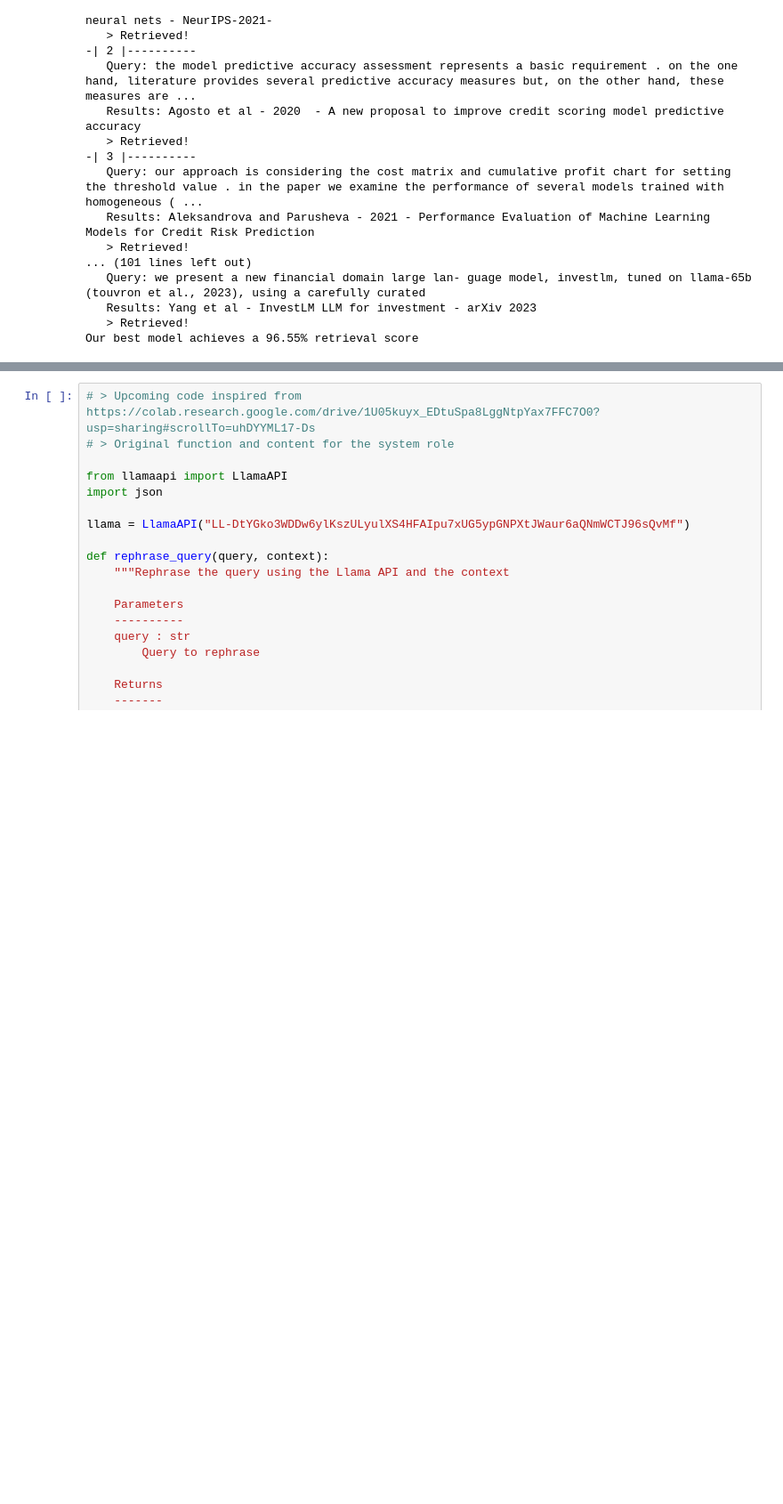
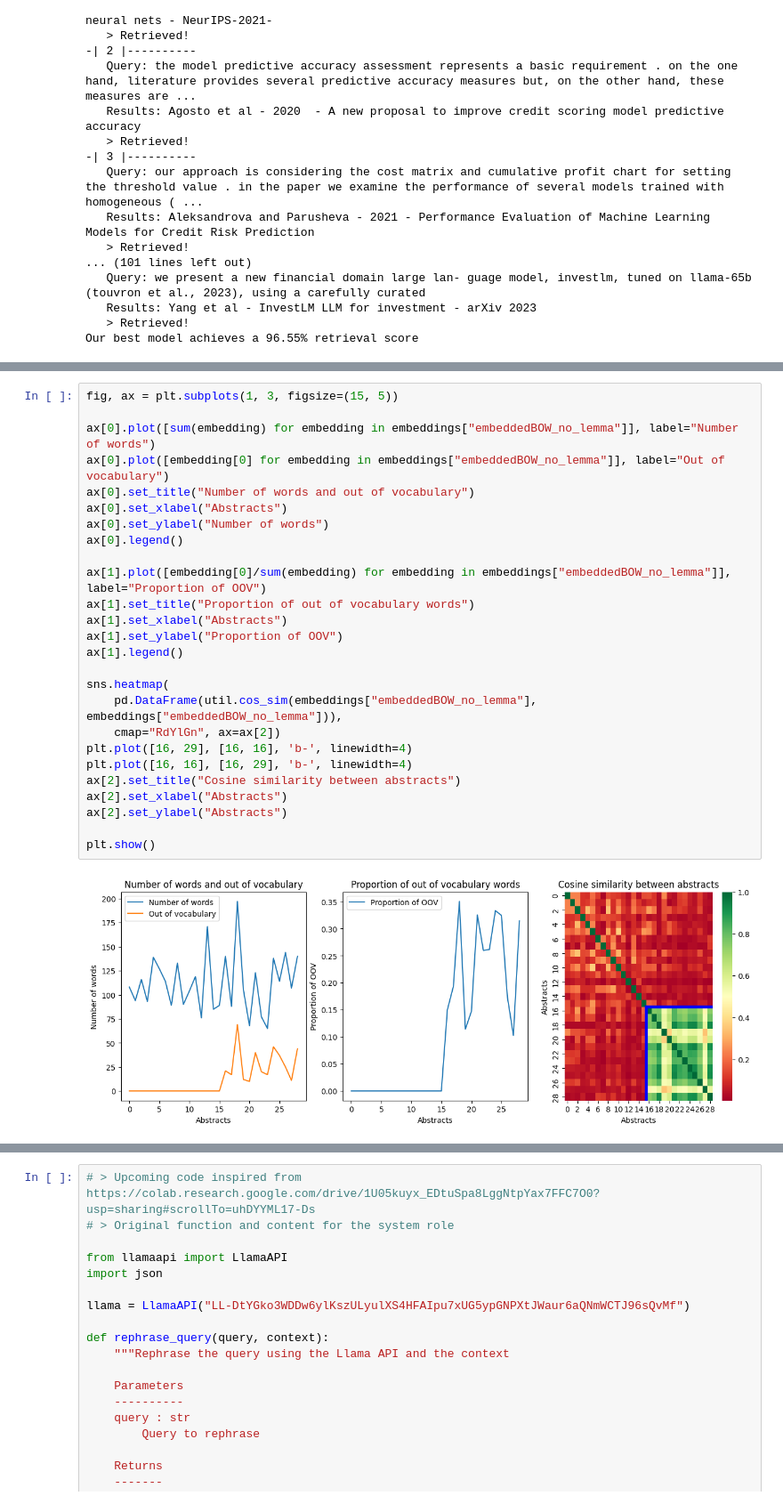
Before and after one commit to MathieuDemarets/vlerick-mai-nlp-2023, a Jupyter notebook: Final_Assignment/Articles.ipynb, the cells around one changed output, grey strips where cells are left out. Shown at 89% size. Cells and saved outputs as stored; diff of their text form; blank space fills up the shorter version.

```diff
--- a/Final_Assignment/Articles.ipynb
+++ b/Final_Assignment/Articles.ipynb
@@ -746,0 +788,28 @@ When we use the spacy tokenization (with or without lemmatization), we see that
+# %%
+fig, ax = plt.subplots(1, 3, figsize=(15, 5))
+
+ax[0].plot([sum(embedding) for embedding in embeddings["embeddedBOW_no_lemma"]], label="Number of words")
+ax[0].plot([embedding[0] for embedding in embeddings["embeddedBOW_no_lemma"]], label="Out of vocabulary")
+ax[0].set_title("Number of words and out of vocabulary")
+ax[0].set_xlabel("Abstracts")
+ax[0].set_ylabel("Number of words")
+ax[0].legend()
+
+ax[1].plot([embedding[0]/sum(embedding) for embedding in embeddings["embeddedBOW_no_lemma"]], label="Proportion of OOV")
+ax[1].set_title("Proportion of out of vocabulary words")
+ax[1].set_xlabel("Abstracts")
+ax[1].set_ylabel("Proportion of OOV")
+ax[1].legend()
+
+sns.heatmap(
+    pd.DataFrame(util.cos_sim(embeddings["embeddedBOW_no_lemma"], embeddings["embeddedBOW_no_lemma"])),
+    cmap="RdYlGn", ax=ax[2])
+plt.plot([16, 29], [16, 16], 'b-', linewidth=4)
+plt.plot([16, 16], [16, 29], 'b-', linewidth=4)
+ax[2].set_title("Cosine similarity between abstracts")
+ax[2].set_xlabel("Abstracts")
+ax[2].set_ylabel("Abstracts")
+
+plt.show()
+# %% [output]
+[figure, added]
```
Also changed, not shown: parts of 52 cells of this notebook, 16 other files.
